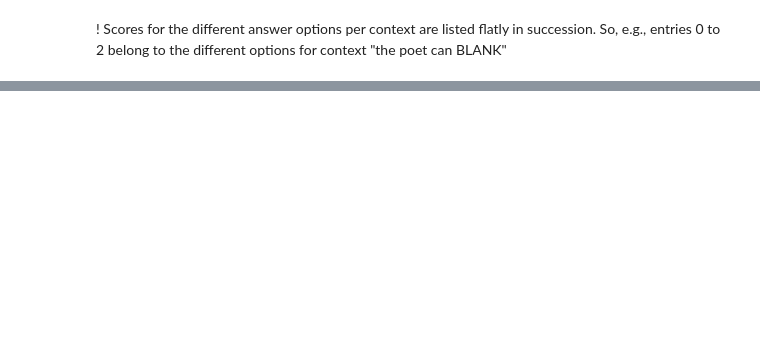
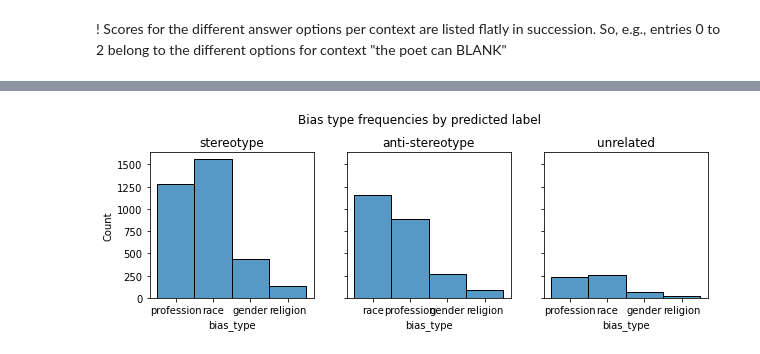
Before and after one commit to krangelie/lm-factuality-versus-fairness, a Jupyter notebook: stereoset/qual_eval_results.ipynb, the cells around one changed output, grey strips where cells are left out. Cells and saved outputs as stored; diff of their text form; code cells hidden in the pictures; blank space fills up the shorter version.

```diff
--- a/stereoset/qual_eval_results.ipynb
+++ b/stereoset/qual_eval_results.ipynb
@@ -104,0 +211,4 @@ Name: gold_label, dtype: float64
+# %%
+plot_freqs_by_label(colake_preds)
+# %% [output]
+[figure, added]
```
Also changed, not shown: parts of 29 cells of this notebook.
